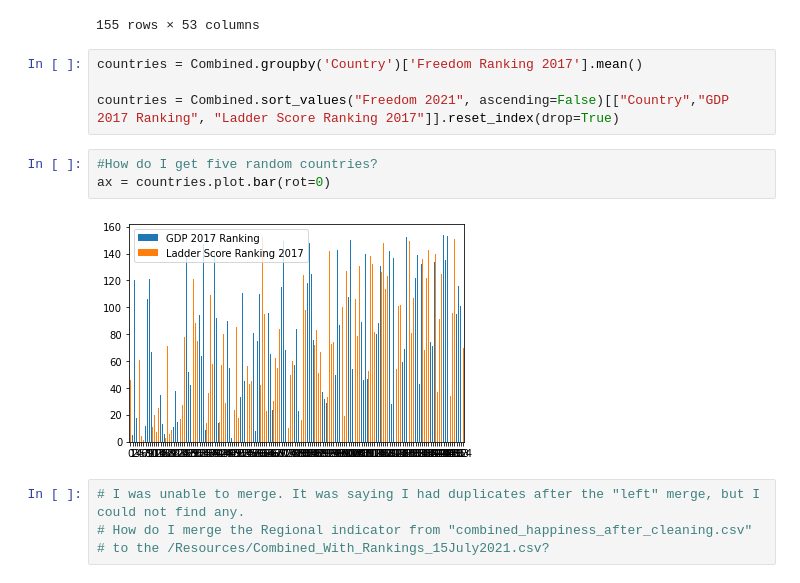
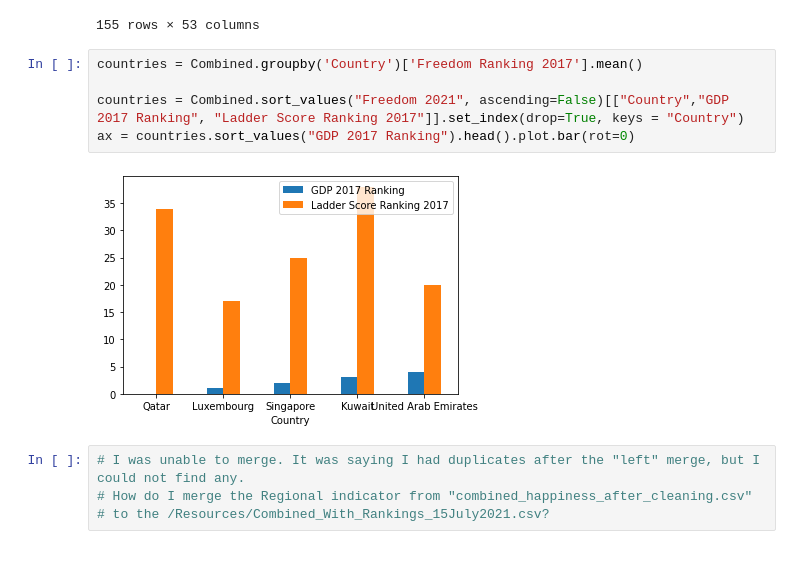
Before and after one commit to Ryan-Malin/TeamHappinessMain, a Jupyter notebook: RyanFromRamya.ipynb, the cells around one changed output. Cells and saved outputs as stored; diff of their text form.

```diff
--- a/RyanFromRamya.ipynb
+++ b/RyanFromRamya.ipynb
@@ -588,12 +588,10 @@ Combined
 # %%
 countries = Combined.groupby('Country')['Freedom Ranking 2017'].mean()
 
-countries = Combined.sort_values("Freedom 2021", ascending=False)[["Country","GDP 2017 Ranking", "Ladder Score Ranking 2017"]].reset_index(drop=True)
+countries = Combined.sort_values("Freedom 2021", ascending=False)[["Country","GDP 2017 Ranking", "Ladder Score Ranking 2017"]].set_index(drop=True, keys = "Country")
+ax = countries.sort_values("GDP 2017 Ranking").head().plot.bar(rot=0)
+# %% [output]
+[figure, added]
-# %%
-#How do I get five random countries?
-ax = countries.plot.bar(rot=0)
-# %% [output]
-[figure, removed]
 # %%
 # I was unable to merge. It was saying I had duplicates after the "left" merge, but I could not find any.
 # How do I merge the Regional indicator from "combined_happiness_after_cleaning.csv"
```
Also changed, not shown: parts of 4 cells of this notebook.
